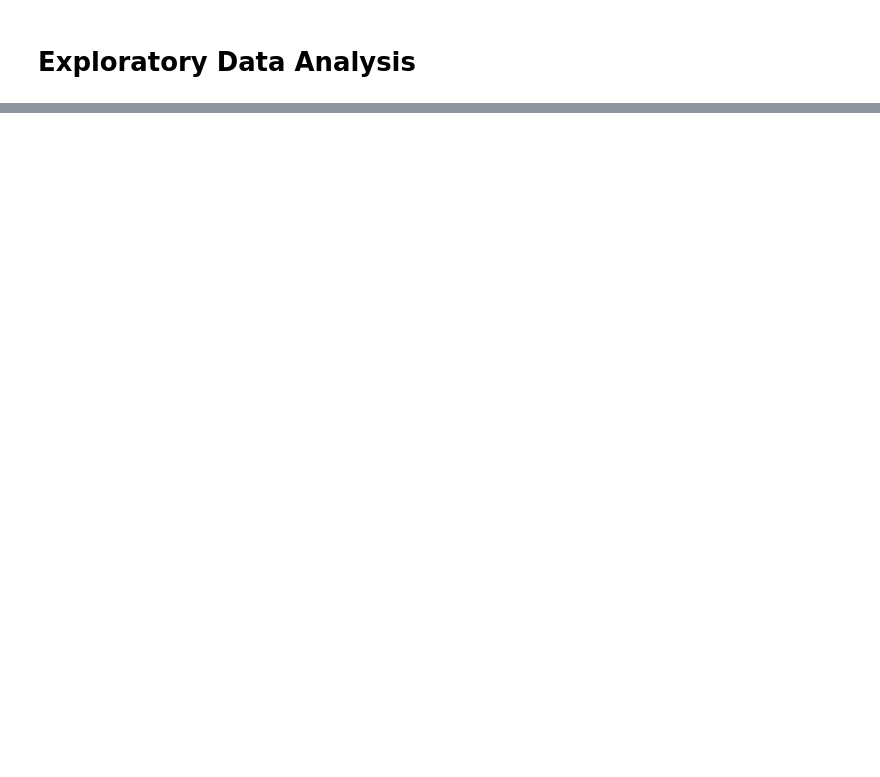
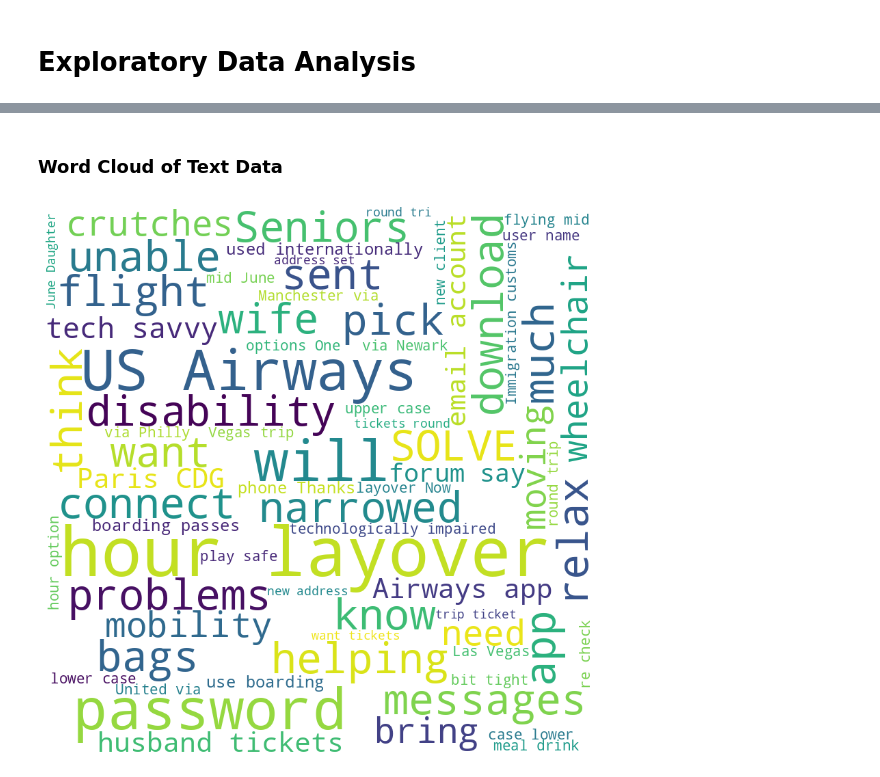
Before and after one commit to guddacandy/Improving-relational-language-understanding-in-IVA-s, a Jupyter notebook: IVA.ipynb, the cells around one changed output, grey strips where cells are left out. Drawn from its saved outputs; the diff is of its cells as text; code cells hidden in the pictures; blank space fills up the shorter version.

```diff
--- a/IVA.ipynb
+++ b/IVA.ipynb
@@ -885,0 +709,16 @@ Column 17: Removed
+# %%
+#'merged_by_threshold' is the original DataFrame
+selected_columns = [
+    'Dataset ID_y', 'Request ID', 'Text', 'MergedSelections_y', 'Selected_y',
+    'Alignment Score', 'Agreement', 'Greeting', 'Backstory', 'Justification',
+    'Rant', 'Gratitude', 'Other', 'Express Emotion', 'Selected_y_binary_identifier',
+    'Length', 'Error', 'Removed'
+]
+
+# Create a new DataFrame with only the selected columns
+selected_df = merged_by_threshold[selected_columns]
+
+# Check the number of columns and rows in the new DataFrame
+num_rows, num_cols = selected_df.shape
+print("Number of rows:", num_rows)
+print("Number of columns:", num_cols)
@@ -927,0 +730,24 @@ visualize_categorical_columns(merged_by_threshold)
+# %% [markdown]
+### Word Cloud of Text Data
+# %%
+from wordcloud import WordCloud
+import matplotlib.pyplot as plt
+
+# Combine text data into a single string
+text_combined = ' '.join(selected_df['Text'])
+
+# Generate the word cloud
+wordcloud = WordCloud(width = 800, height = 800,
+                background_color ='white',
+                stopwords = None,
+                min_font_size = 10).generate(text_combined)
+
+# Plot the word cloud
+plt.figure(figsize = (8, 8), facecolor = None)
+plt.imshow(wordcloud)
+plt.axis("off")
+plt.tight_layout(pad = 0)
+
+plt.show()
+# %% [output]
+[figure, added]
```
Also changed, not shown: parts of 85 cells of this notebook.
